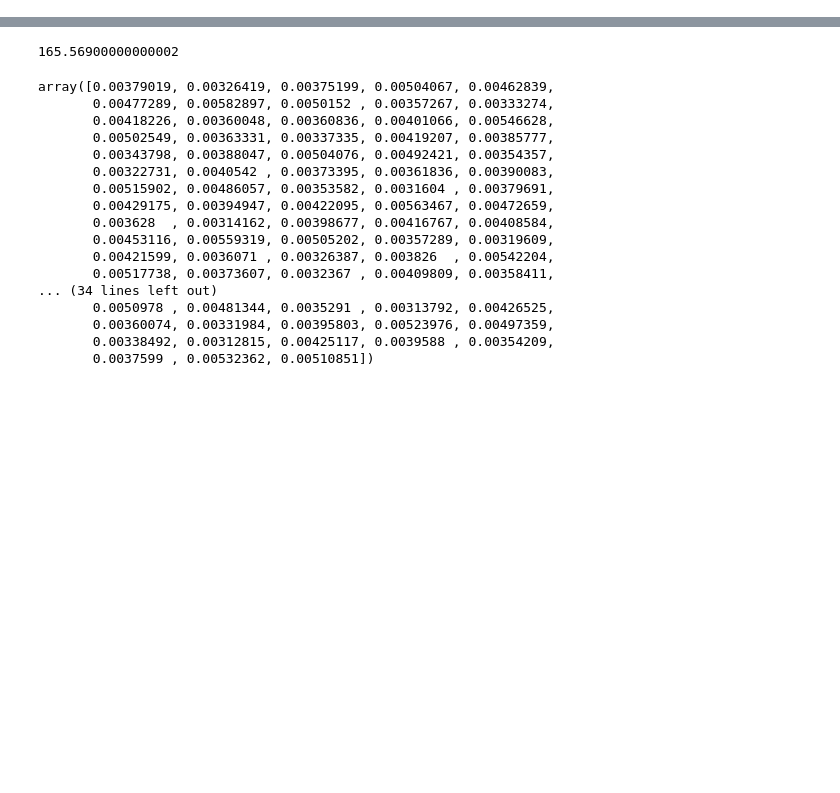
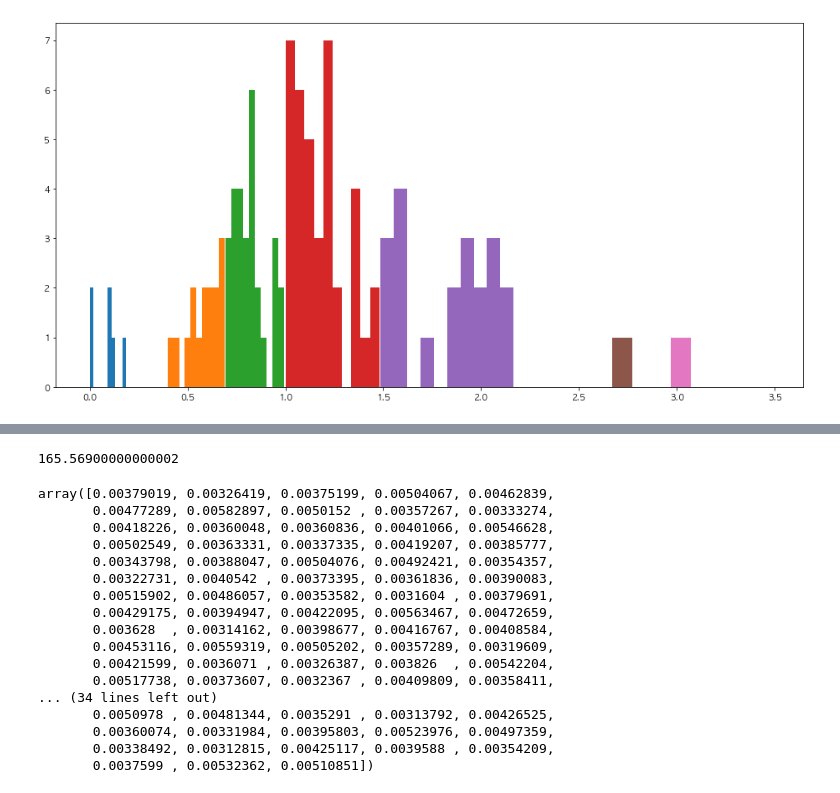
Before and after one commit to formegusto/distribution-public-fee, a Jupyter notebook: pt5.Time Division KMeans.ipynb, the cells around one changed output, grey strips where cells are left out. Cells and saved outputs as stored; diff of their text form; code cells hidden in the pictures; blank space fills up the shorter version.

```diff
--- a/pt5.Time Division KMeans.ipynb
+++ b/pt5.Time Division KMeans.ipynb
@@ -64,0 +157,16 @@ tdKMeans.fit()
+# %%
+from sklearn.tree import DecisionTreeClassifier
+
+test = pd.DataFrame(
+    np.column_stack([m_60_1.columns,kmeans.datas.sum(axis=1), kmeans.labels_]),
+    columns=['name','usage (kWh)', 'label']
+)
+
+plt.figure(figsize=(16, 8))
+
+for label in np.unique(test['label']):
+    plt.hist(test[test['label'] == label]['usage (kWh)'].values)
+
+plt.show()
+# %% [output]
+[figure, added]
```
Also changed, not shown: parts of 10 cells of this notebook, 6 other files.
